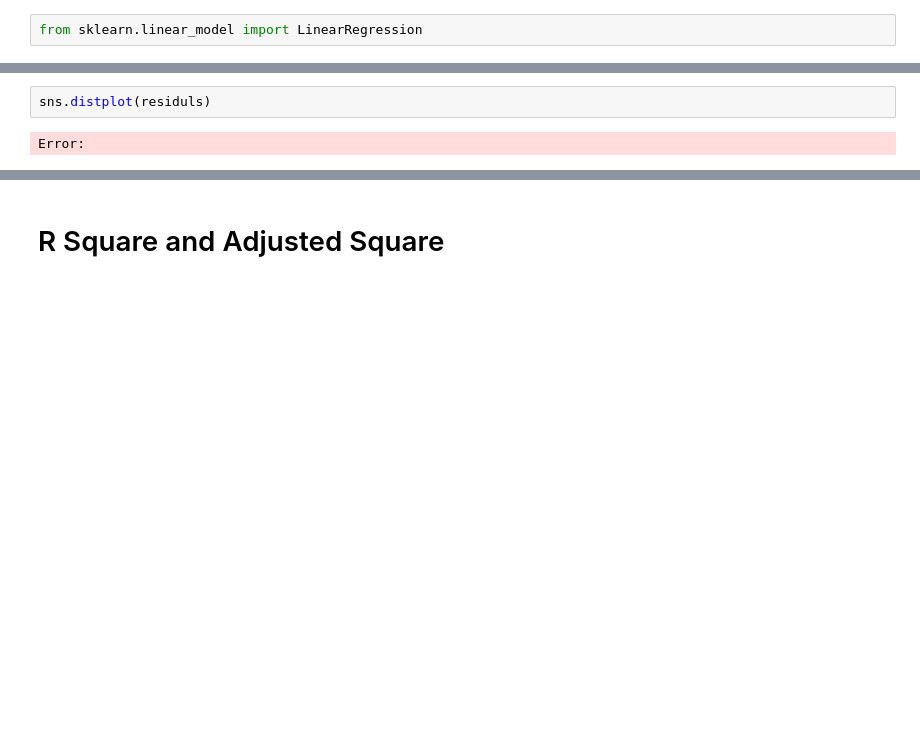
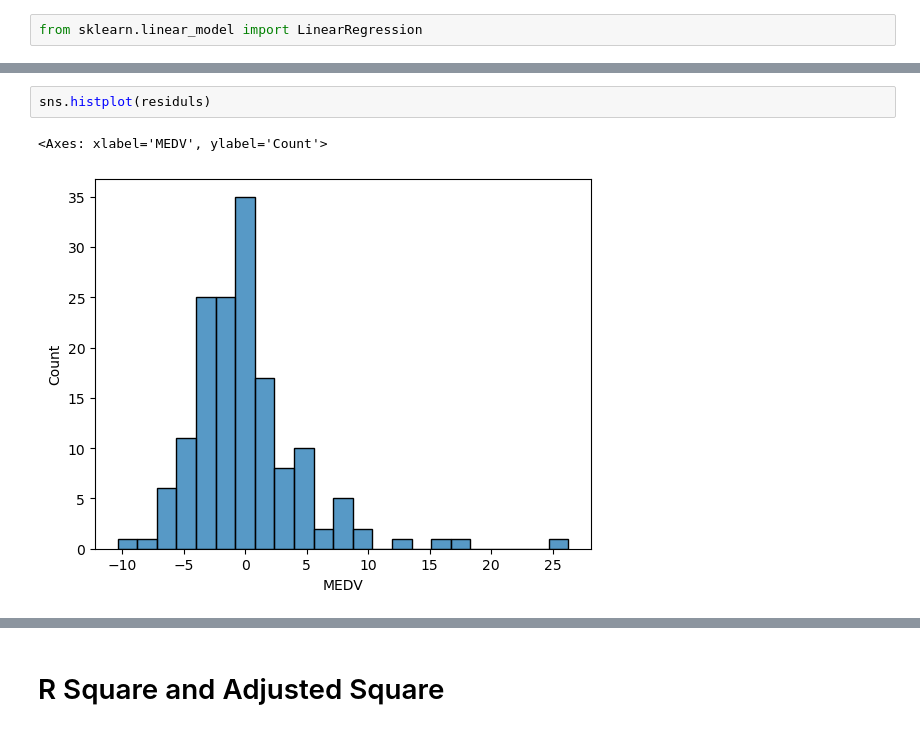
Before and after one commit to shivdattadixit0567/Boston_House_Pricing, a Jupyter notebook: Linear_Regression Model.ipynb, the cells around one changed output, grey strips where cells are left out. Cells and saved outputs as stored; diff of their text form; blank space fills up the shorter version.

```diff
--- a/Linear_Regression Model.ipynb
+++ b/Linear_Regression Model.ipynb
@@ -245,7 +252,8 @@ Error:
 # %%
-sns.distplot(residuls)
+sns.histplot(residuls)
 # %% [output]
-Error:
+<Axes: xlabel='MEDV', ylabel='Count'>
+[figure, added]
 # %%
 plt.scatter(pred,residuls)
 # %% [output]
```
Also changed, not shown: parts of 22 cells of this notebook, 1 other file.
